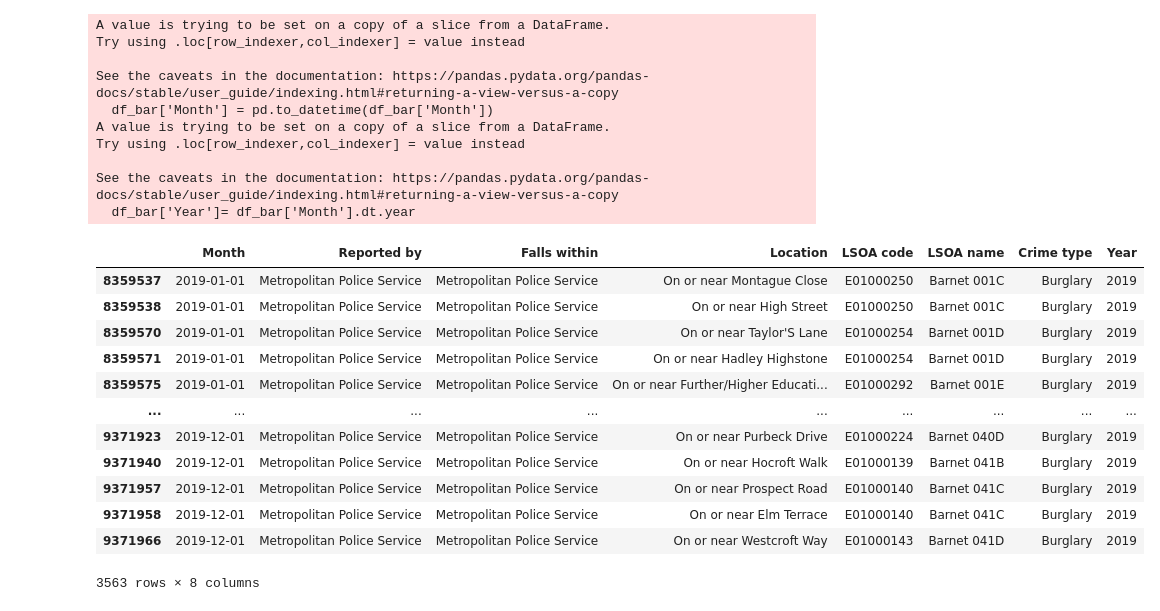
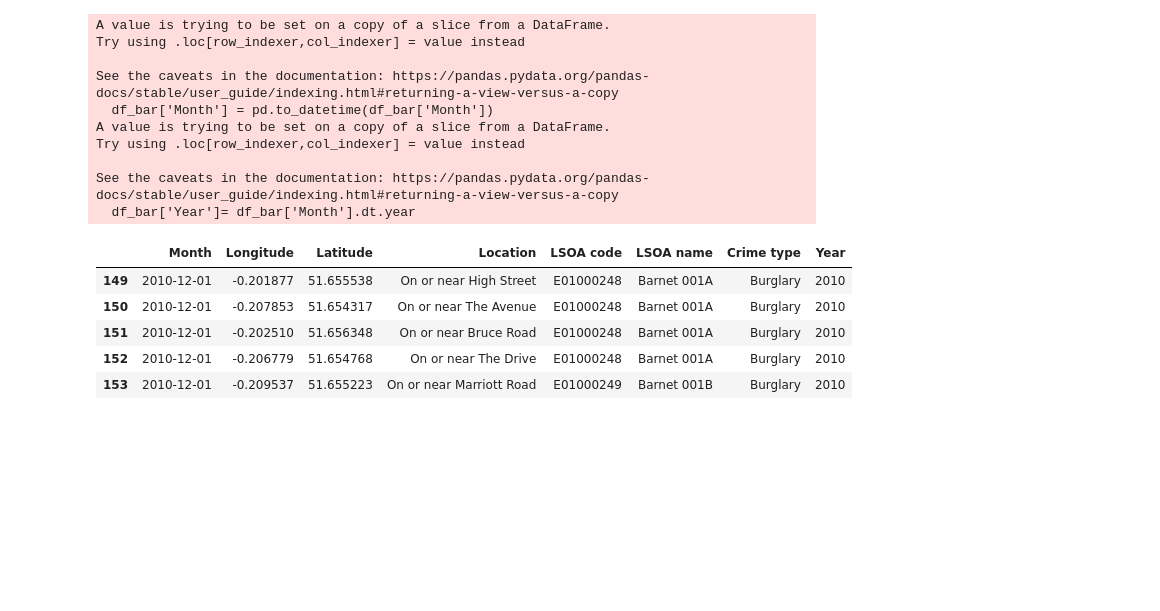
Before and after one commit to DC2-G19/policeResourceAllocation, a Jupyter notebook: XGBoost_test.ipynb, the cells around one changed output. Drawn from its saved outputs; the diff is of its cells as text; code cells hidden in the pictures; blank space fills up the shorter version.

```diff
--- a/XGBoost_test.ipynb
+++ b/XGBoost_test.ipynb
@@ -7,5 +7,5 @@ from xgboost import XGBClassifier
 # %%
-conn = sqlite3.connect('C:\\Users\\shash\\OneDrive - TU Eindhoven\\Shashank Prabhu University\\Year 2\\Year 2 Q4\\Data Challenge 2\\Git DC2\\policeResourceAllocation\\Shared DC2 Group 19\\database_final.db')
+conn = sqlite3.connect('Shared DC2 Group 19\\database_final.db')
 
 query_burg = """SELECT * FROM table_name
 WHERE "Crime Type" = "Burglary"
@@ -13,7 +13,7 @@ WHERE "Crime Type" = "Burglary"
 query_sun = """SELECT * FROM sunlight"""
 query_house = """SELECT * FROM housing_by_lsoa"""
 
-df_burglary = pd.read_sql(query_burg, conn)
+df_burglary_all = pd.read_sql(query_burg, conn)
 df_sunlight = pd.read_sql(query_sun, conn)
 df_housing = pd.read_sql(query_house, conn)
 
@@ -26,31 +26,27 @@ df_burglary = df_burglary.drop(columns=['Longitude', 'Latitude', 'Crime type', '
 # %%
+df_burglary = df_burglary_all.drop(columns=['Reported by', 'Falls within']).dropna()
+df_burglary
+
 df_bar=df_burglary[df_burglary['LSOA name'].str.contains('Barnet')]
 df_bar['Month'] = pd.to_datetime(df_bar['Month'])
 df_bar['Year']= df_bar['Month'].dt.year
 df_bar_2019 =df_bar[ df_bar['Year'] == 2019]
-df_bar_2019
+df_bar.head()
 # %% [output]
 A value is trying to be set on a copy of a slice from a DataFrame.
 Try using .loc[row_indexer,col_indexer] = value instead
 
 See the caveats in the documentation: https://pandas.pydata.org/pandas-docs/stable/user_guide/indexing.html#returning-a-view-versus-a-copy
   df_bar['Month'] = pd.to_datetime(df_bar['Month'])
 A value is trying to be set on a copy of a slice from a DataFrame.
 Try using .loc[row_indexer,col_indexer] = value instead
 
 See the caveats in the documentation: https://pandas.pydata.org/pandas-docs/stable/user_guide/indexing.html#returning-a-view-versus-a-copy
   df_bar['Year']= df_bar['Month'].dt.year
-|  | Month | Reported by | Falls within | Location | LSOA code | LSOA name | Crime type | Year |
-| 8359537 | 2019-01-01 | Metropolitan Police Service | Metropolitan Police Service | On or near Montague Close | E01000250 | Barnet 001C | Burglary | 2019 |
-| 8359538 | 2019-01-01 | Metropolitan Police Service | Metropolitan Police Service | On or near High Street | E01000250 | Barnet 001C | Burglary | 2019 |
-| 8359570 | 2019-01-01 | Metropolitan Police Service | Metropolitan Police Service | On or near Taylor'S Lane | E01000254 | Barnet 001D | Burglary | 2019 |
-| 8359571 | 2019-01-01 | Metropolitan Police Service | Metropolitan Police Service | On or near Hadley Highstone | E01000254 | Barnet 001D | Burglary | 2019 |
-| 8359575 | 2019-01-01 | Metropolitan Police Service | Metropolitan Police Service | On or near Further/Higher Educati... | E01000292 | Barnet 001E | Burglary | 2019 |
-| ... | ... | ... | ... | ... | ... | ... | ... | ... |
-| 9371923 | 2019-12-01 | Metropolitan Police Service | Metropolitan Police Service | On or near Purbeck Drive | E01000224 | Barnet 040D | Burglary | 2019 |
-| 9371940 | 2019-12-01 | Metropolitan Police Service | Metropolitan Police Service | On or near Hocroft Walk | E01000139 | Barnet 041B | Burglary | 2019 |
-| 9371957 | 2019-12-01 | Metropolitan Police Service | Metropolitan Police Service | On or near Prospect Road | E01000140 | Barnet 041C | Burglary | 2019 |
-| 9371958 | 2019-12-01 | Metropolitan Police Service | Metropolitan Police Service | On or near Elm Terrace | E01000140 | Barnet 041C | Burglary | 2019 |
-| 9371966 | 2019-12-01 | Metropolitan Police Service | Metropolitan Police Service | On or near Westcroft Way | E01000143 | Barnet 041D | Burglary | 2019 |
+|  | Month | Longitude | Latitude | Location | LSOA code | LSOA name | Crime type | Year |
+| 149 | 2010-12-01 | -0.201877 | 51.655538 | On or near High Street | E01000248 | Barnet 001A | Burglary | 2010 |
+| 150 | 2010-12-01 | -0.207853 | 51.654317 | On or near The Avenue | E01000248 | Barnet 001A | Burglary | 2010 |
+| 151 | 2010-12-01 | -0.202510 | 51.656348 | On or near Bruce Road | E01000248 | Barnet 001A | Burglary | 2010 |
+| 152 | 2010-12-01 | -0.206779 | 51.654768 | On or near The Drive | E01000248 | Barnet 001A | Burglary | 2010 |
+| 153 | 2010-12-01 | -0.209537 | 51.655223 | On or near Marriott Road | E01000249 | Barnet 001B | Burglary | 2010 |
-3563 rows × 8 columns
 # %%
```
Also changed, not shown: parts of 22 cells of this notebook.
